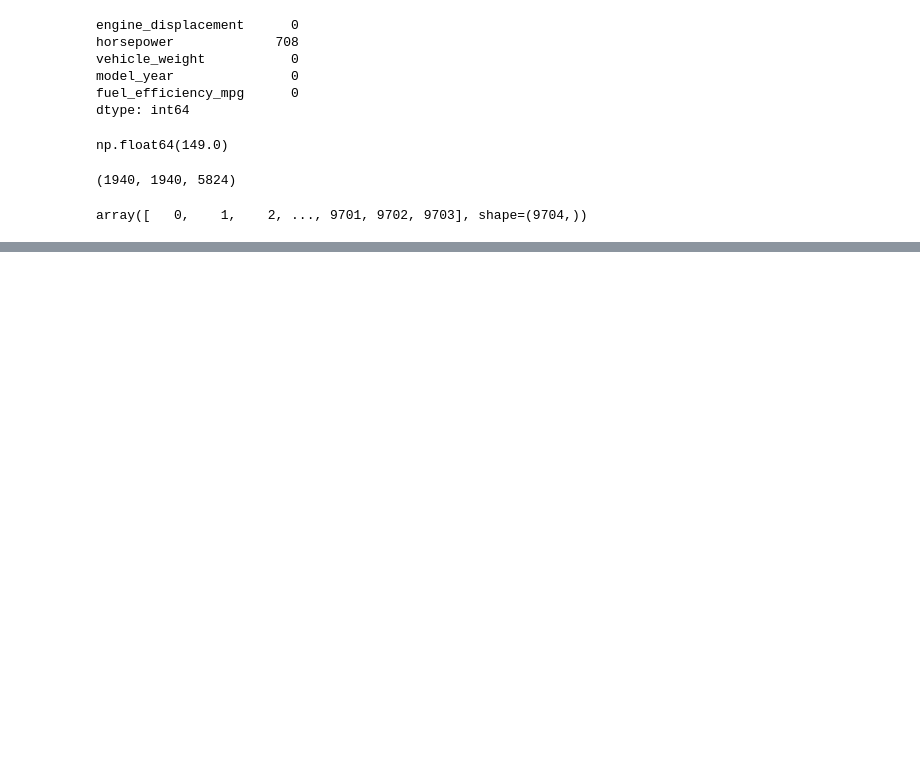
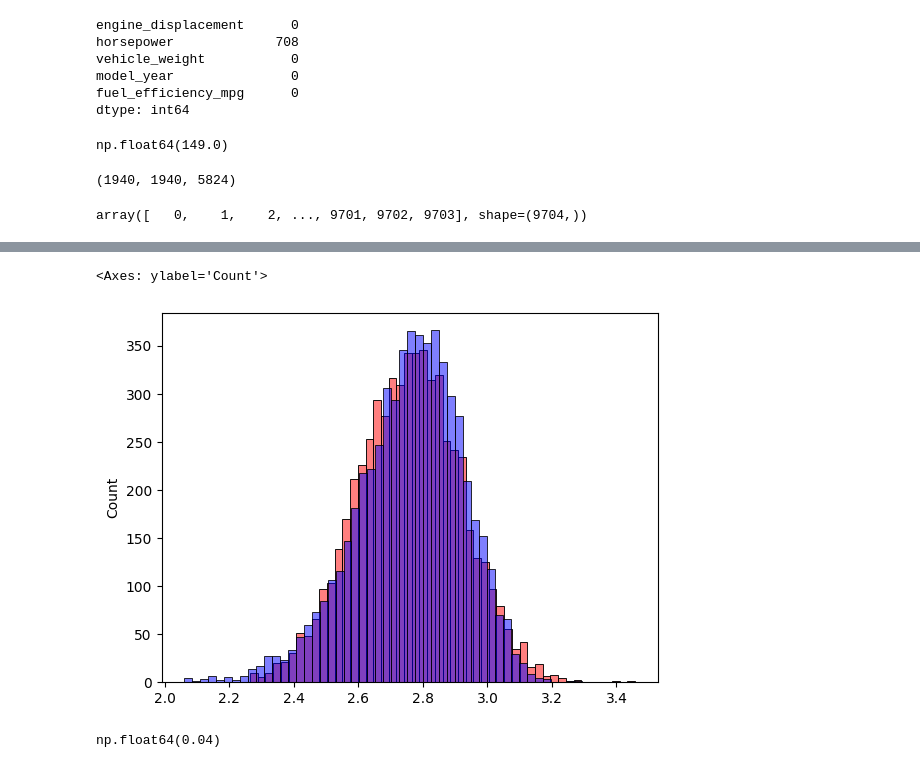
Before and after one commit to Anandaganesh/machine-learning-zoomcamp-homework, a Jupyter notebook: 02-regression/02homework.ipynb, the cells around one changed output, grey strips where cells are left out. Saved outputs shown, nothing was run; the diff lists cells and outputs as text; code cells hidden in the pictures; blank space fills up the shorter version.

```diff
--- a/02-regression/02homework.ipynb
+++ b/02-regression/02homework.ipynb
@@ -97,0 +167,11 @@ df_test = df.iloc[idx[n_train + n_val:]]
+# %%
+# option2: fillna it with mean
+base = ['engine_displacement', 'horsepower', 'vehicle_weight', 'model_year']
+
+X_train_0 = df_train[base].fillna(0).values
+
+w0, w = train_linear_regression(X_train_0, y_train)
+
+y_pred = w0 + X_train_0.dot(w)
+# %%
+mean = df_train[base]['horsepower'].mean()
@@ -97,0 +182,6 @@ df_test = df.iloc[idx[n_train + n_val:]]
+# %%
+X_train_mean = df_train[base].fillna(mean).values
+# %%
+w0, w = train_linear_regression(X_train_mean, y_train)
+
+y_pred = w0 + X_train_mean.dot(w)
@@ -97,0 +193,6 @@ df_test = df.iloc[idx[n_train + n_val:]]
+# %%
+sns.histplot(y_pred, color='red', alpha=0.5, bins=50)
+sns.histplot(y_train, color='blue', alpha=0.5, bins=50)
+# %% [output]
+<Axes: ylabel='Count'>
+[figure, added]
@@ -97,0 +205,8 @@ df_test = df.iloc[idx[n_train + n_val:]]
+# %%
+# RMSE with mean
+X_val = prepare_X(df_val)
+y_pred = w0 + X_val.dot(w)
+rmse_mean = rmse(y_val, y_pred).round(2)
+rmse_mean
+# %% [output]
+np.float64(0.04)
```
Also changed, not shown: parts of 15 cells of this notebook.
